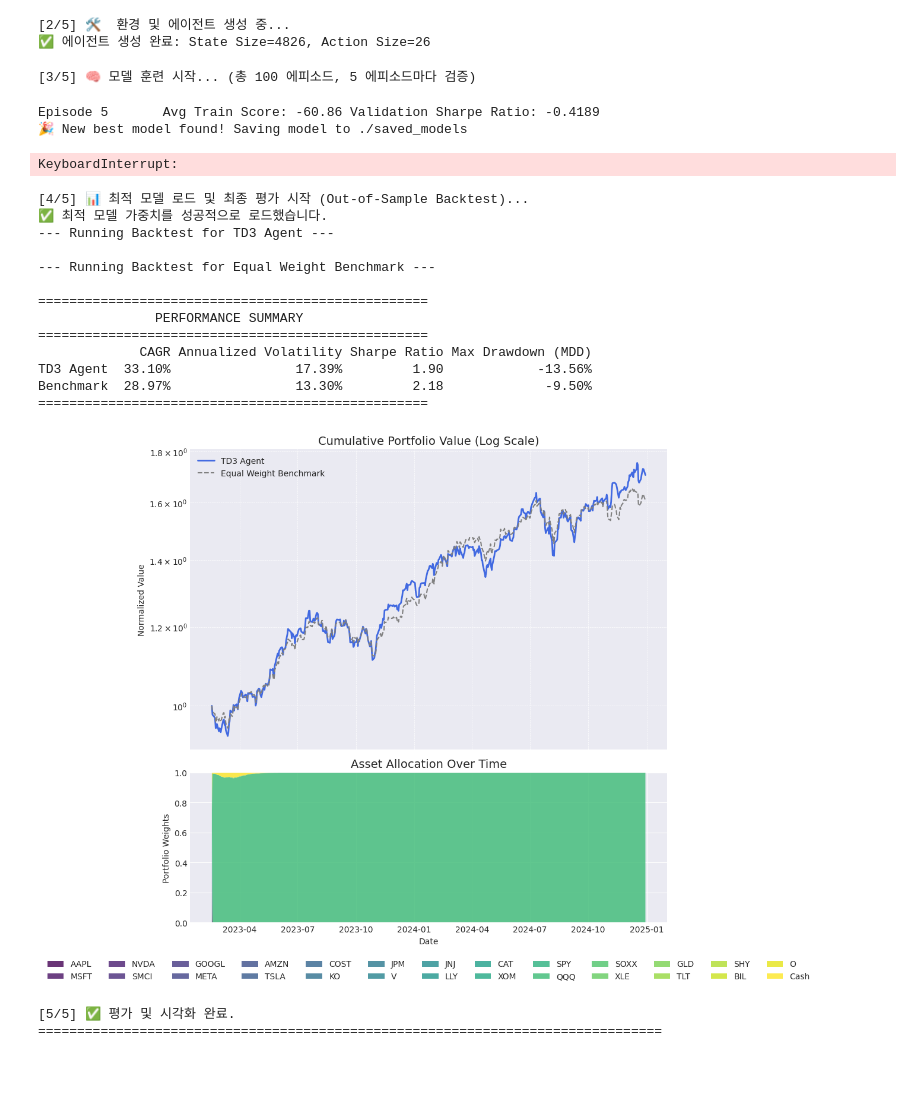
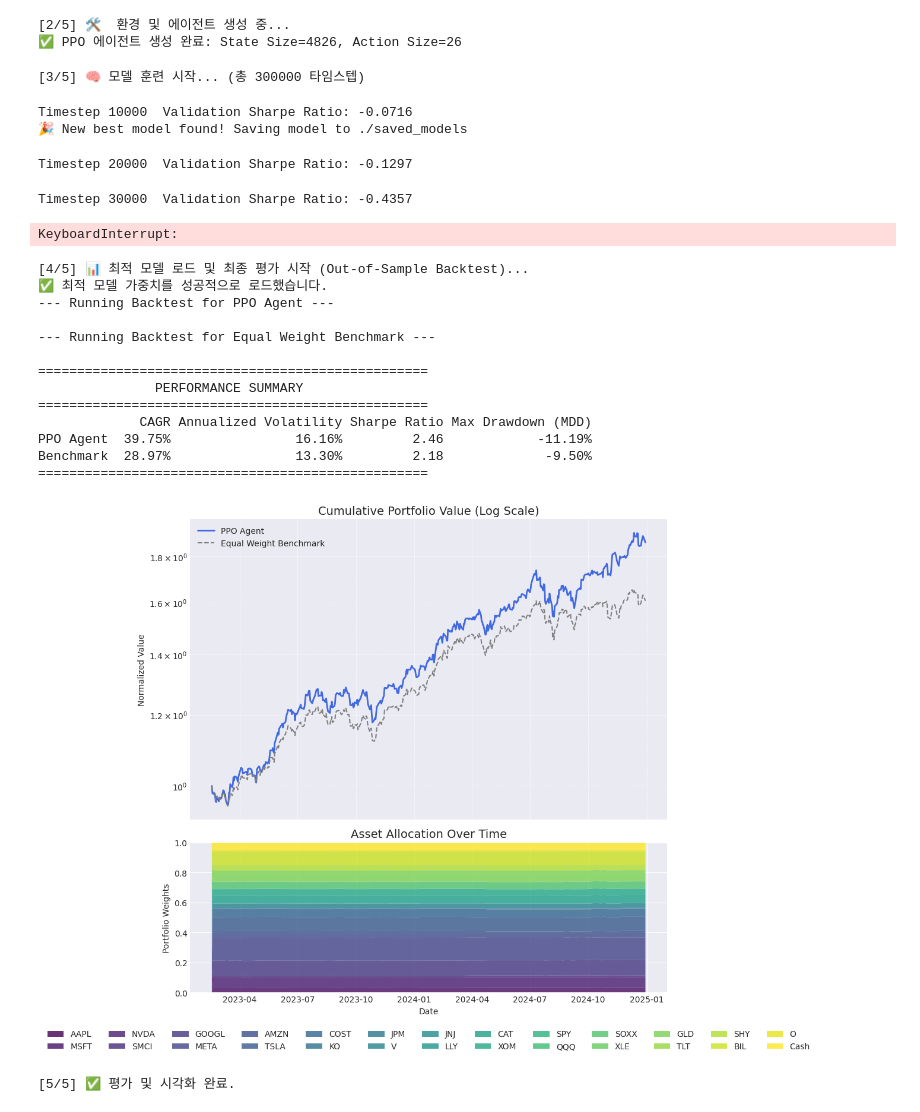
Before and after one commit to chanleee/Deep-RL-for-Portfolio-Optimization, a Jupyter notebook: summary.ipynb, the cells around one changed output. Cells and saved outputs as stored; diff of their text form; code cells hidden in the pictures; blank space fills up the shorter version.

```diff
--- a/summary.ipynb
+++ b/summary.ipynb
@@ -130,75 +139,71 @@ test_env = MultiAssetPortfolioEnv(
     hhi_penalty_coeff=HHI_PENALTY_COEFF # 추가
 )
 
-# 환경으로부터 state 및 action 크기 확보 (훈련 환경 기준)
+# 환경으로부터 state 및 action 크기 확보
 state_size = train_env.observation_space.shape[0]
 action_size = train_env.action_space.shape[0]
 
-# 에이전트 생성
-agent = Agent(state_size=state_size, action_size=action_size, random_seed=RANDOM_SEED)
-print(f"✅ 에이전트 생성 완료: State Size={state_size}, Action Size={action_size}")
+# --- PPO 에이전트 생성 ---
+agent = Agent(
+    state_dim=state_size,
+    action_dim=action_size,
+    lr_actor=LR_ACTOR,
+    lr_critic=LR_CRITIC,
+    gamma=GAMMA,
+    K_epochs=K_EPOCHS,
+    eps_clip=EPS_CLIP,
+    action_std_init=ACTION_STD_INIT
+)
+print(f"✅ PPO 에이전트 생성 완료: State Size={state_size}, Action Size={action_size}")
 # %% [output]
 [2/5] 🛠️  환경 및 에이전트 생성 중...
-✅ 에이전트 생성 완료: State Size=4826, Action Size=26
+✅ PPO 에이전트 생성 완료: State Size=4826, Action Size=26
 # %%
 # =================================================================================
 # 4. 모델 훈련 (Training)
 # =================================================================================
-print(f"\n[3/5] 🧠 모델 훈련 시작... (총 {N_EPISODES} 에피소드, 5 에피소드마다 검증)")
-
-# agent.py의 train 메소드가 tqdm을 내장하고 있으므로 여기서 호출만 하면 됩니다.
+print(f"\n[3/5] 🧠 모델 훈련 시작... (총 {MAX_TRAINING_TIMESTEPS} 타임스텝)")
 agent.train(
     train_env=train_env,
     validation_env=validation_env,
-    n_episodes=N_EPISODES,
+    max_training_timesteps=MAX_TRAINING_TIMESTEPS,
+    update_timestep=UPDATE_TIMESTEP,
     model_path=MODEL_SAVE_PATH
 )
-
 print("\n✅ 모델 훈련 완료.")
 # %% [output]
-[3/5] 🧠 모델 훈련 시작... (총 100 에피소드, 5 에피소드마다 검증)
+[3/5] 🧠 모델 훈련 시작... (총 300000 타임스텝)
-Episode 5       Avg Train Score: -60.86 Validation Sharpe Ratio: -0.4189
+Timestep 10000  Validation Sharpe Ratio: -0.0716
 🎉 New best model found! Saving model to ./saved_models
-KeyboardInterrupt:
+Timestep 20000  Validation Sharpe Ratio: -0.1297
+Timestep 30000  Validation Sharpe Ratio: -0.4357
+KeyboardInterrupt:
 # %%
-# =================================================================================
-# 5. 모델 평가 (Evaluation)
-# =================================================================================
+# --- 저장된 최적 PPO 모델 가중치 로드 ---
 print("\n[4/5] 📊 최적 모델 로드 및 최종 평가 시작 (Out-of-Sample Backtest)...")
+try:
+    agent.policy.load_state_dict(torch.load(os.path.join(MODEL_SAVE_PATH, 'best_ppo_model.pth')))
+    print("✅ 최적 모델 가중치를 성공적으로 로드했습니다.")
+except FileNotFoundError:
+    print("⚠️ 저장된 최적 모델을 찾을 수 없습니다. 마지막 시점의 모델로 평가합니다.")
 
-# TD3 구조에 맞게 최적 모델 가중치 로드
-try:
-    actor_weights = torch.load(os.path.join(MODEL_SAVE_PATH, 'best_actor.pth'))
-    agent.actor_local.load_state_dict(actor_weights)
-
-    # 저장된 critic 가중치를 두 개의 critic 모두에 로드
-    critic_weights = torch.load(os.path.join(MODEL_SAVE_PATH, 'best_critic.pth'))
-    agent.critic_1_local.load_state_dict(critic_weights)
-    agent.critic_2_local.load_state_dict(critic_weights)
-
-    print("✅ 최적 모델 가중치를 성공적으로 로드했습니다.")
-
-except FileNotFoundError:
-    print("⚠️ 저장된 최적 모델을 찾을 수 없습니다. 마지막 에피소드의 모델로 평가합니다.")
-
-# evaluation.py의 평가 함수 호출
+# --- 평가 함수 호출 (PPO 에이전트 이름으로 변경) ---
+from evaluation import evaluate_agent
 evaluate_agent(env=test_env, agent=agent)
 print("\n[5/5] ✅ 평가 및 시각화 완료.")
-print("="*80)
 # %% [output]
 [4/5] 📊 최적 모델 로드 및 최종 평가 시작 (Out-of-Sample Backtest)...
 ✅ 최적 모델 가중치를 성공적으로 로드했습니다.
---- Running Backtest for TD3 Agent ---
+--- Running Backtest for PPO Agent ---
 
 --- Running Backtest for Equal Weight Benchmark ---
 
 ==================================================
                PERFORMANCE SUMMARY
 ==================================================
              CAGR Annualized Volatility Sharpe Ratio Max Drawdown (MDD)
-TD3 Agent  33.10%                17.39%         1.90            -13.56%
+PPO Agent  39.75%                16.16%         2.46            -11.19%
 Benchmark  28.97%                13.30%         2.18             -9.50%
 ==================================================
-[figure, old version]
+[figure, new version]
 [5/5] ✅ 평가 및 시각화 완료.
-================================================================================
```
Also changed, not shown: parts of 2 cells of this notebook, 4 other files.
